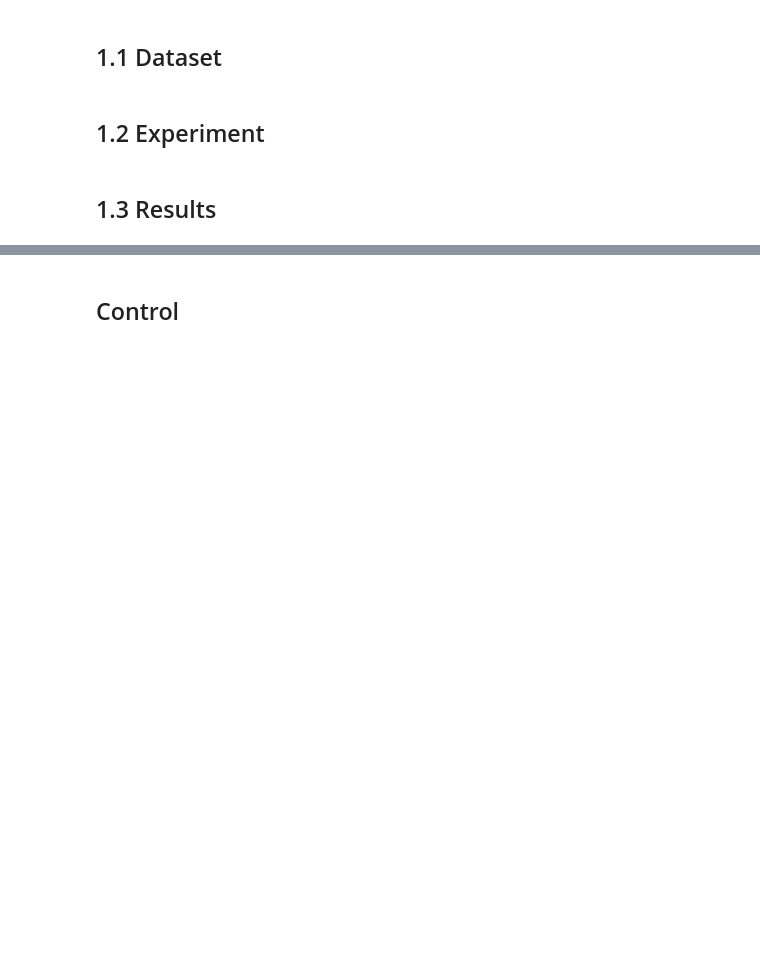
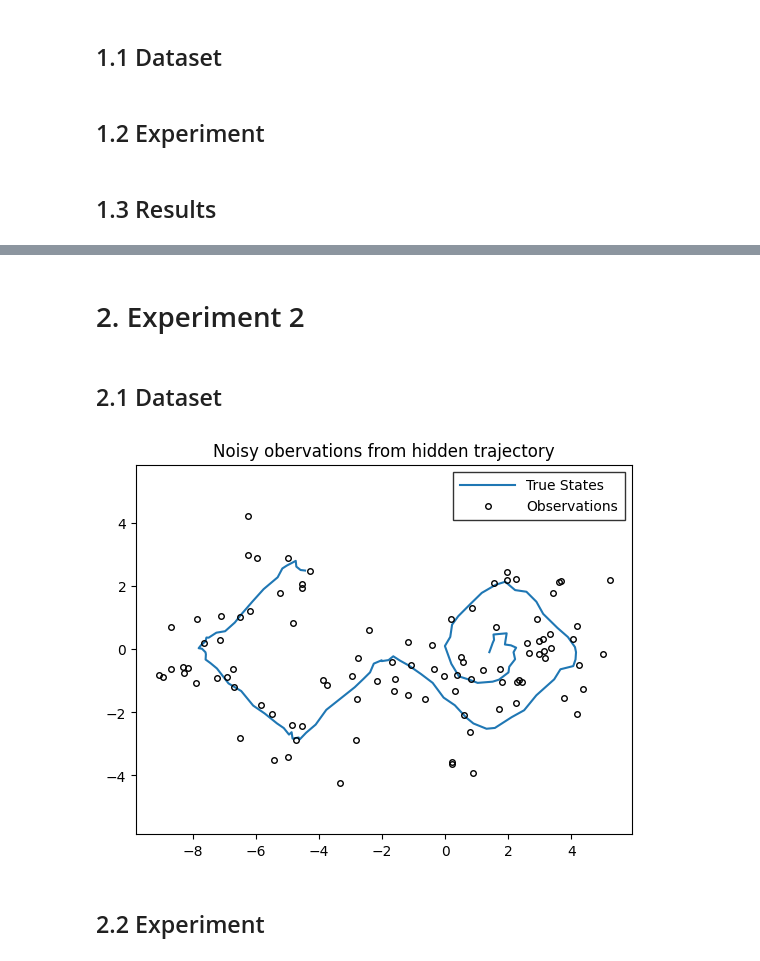
Before and after one commit to probml/rebayes, a Jupyter notebook: rebayes/extended_kalman_filter/demos/sw_ekf_demo.ipynb, the cells around one changed output, grey strips where cells are left out. Drawn from its saved outputs; the diff is of its cells as text; code cells hidden in the pictures; blank space fills up the shorter version.

```diff
--- a/rebayes/extended_kalman_filter/demos/sw_ekf_demo.ipynb
+++ b/rebayes/extended_kalman_filter/demos/sw_ekf_demo.ipynb
@@ -280,2 +322,47 @@ ax.legend();
-# %% [markdown]
-## Control
+# %% [markdown]
+# 2. Experiment 2
+# %% [markdown]
+## 2.1 Dataset
+# %%
+state_dim = 2
+obs_dim = 2
+f = lambda z: z + 0.4 * jnp.array([jnp.sin(z[1]), jnp.cos(z[0])])
+h = lambda z: z
+m0 = jnp.array([1.5, 0.0])
+P0 = jnp.eye(state_dim)
+Q_true = jnp.eye(state_dim) * 0.01
+R_true = jnp.eye(obs_dim) * 1.0
+
+params = ParamsNLGSSM(
+    initial_mean = m0,
+    initial_covariance = P0,
+    dynamics_function = f,
+    dynamics_covariance = Q_true,
+    emission_function = h,
+    emission_covariance = R_true
+)
+
+nlgssm = NonlinearGaussianSSM(state_dim, obs_dim)
+
+key = jr.PRNGKey(0)
+Xs, Ys = nlgssm.sample(params, key, num_timesteps=100)
+# %%
+def plot_inference(states, emissions, estimates=None, est_type="", ax=None, title="", aspect=0.8, show_states=True):
+    if ax is None:
+        fig, ax = plt.subplots()
+    if show_states:
+        ax.plot(*states.T, label="True States")
+    ax.plot(*emissions.T, "ok", fillstyle="none", ms=4, label="Observations")
+    if estimates is not None:
+        ax.plot(*estimates.T, color="r", linewidth=1.5, label=f"{est_type} Estimate")
+    #ax.set_aspect(aspect)
+    ax.set_title(title)
+    ax.legend(borderpad=0.5, handlelength=4, fancybox=False, edgecolor="k")
+    ax.axis('equal')
+    return ax
+
+plot_inference(Xs, Ys, title="Noisy obervations from hidden trajectory");
+# %% [output]
+[figure, added]
+# %% [markdown]
+## 2.2 Experiment
```
Also changed, not shown: parts of 31 cells of this notebook.
